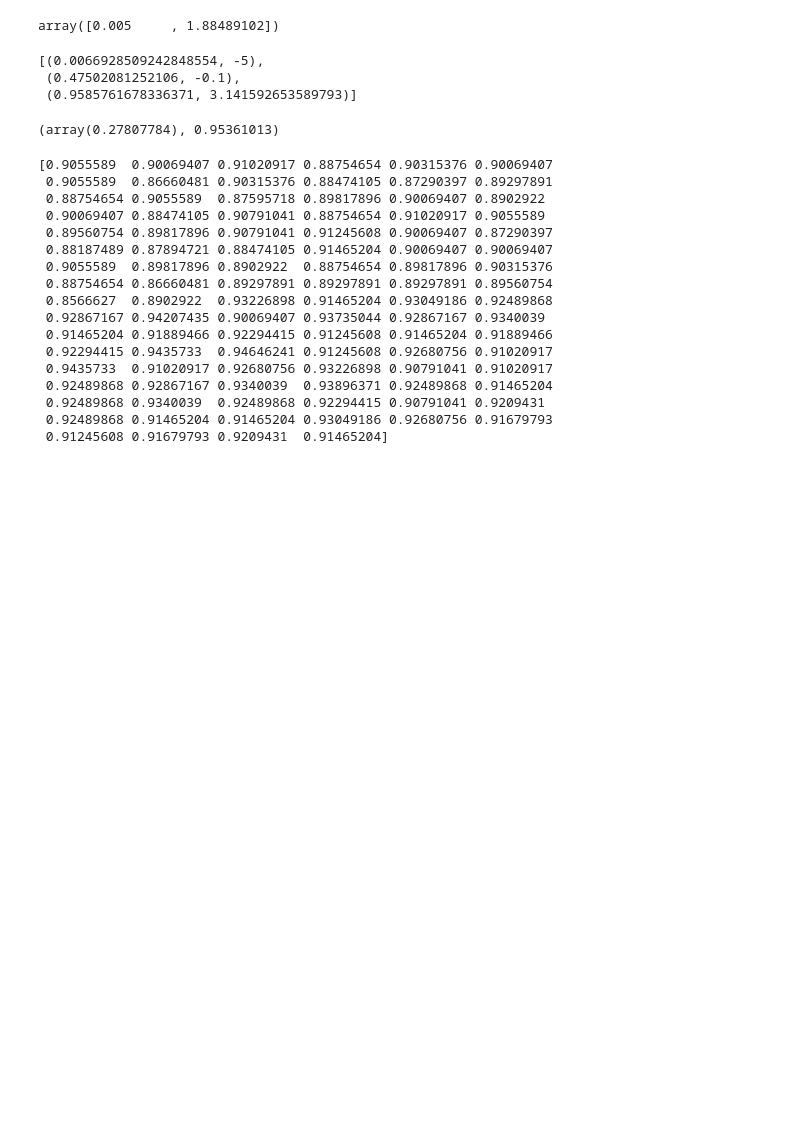
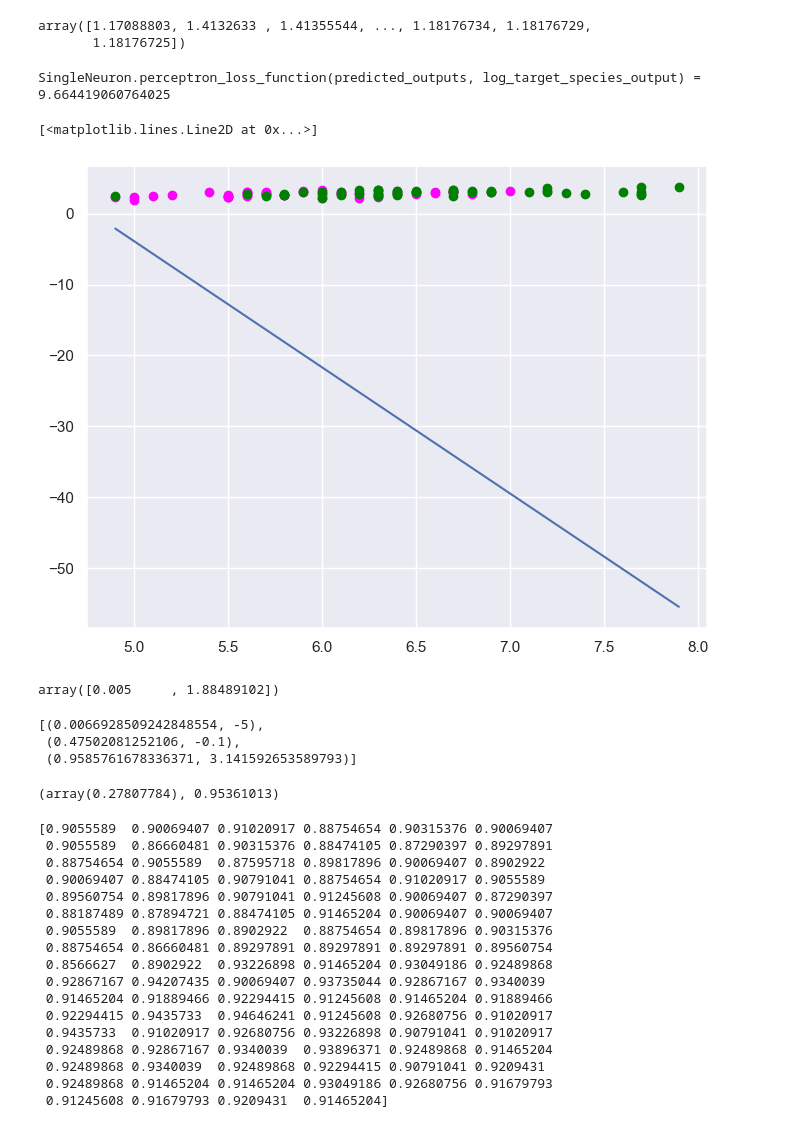
Before and after one commit to gml7/Lundquist-CMOR438-Spring2025, a Jupyter notebook: Single Neuron (draft)/SingleNeuronClassTesting.ipynb, the cells around one changed output. Drawn from its saved outputs; the diff is of its cells as text; code cells hidden in the pictures; blank space fills up the shorter version.

```diff
--- a/Single Neuron (draft)/SingleNeuronClassTesting.ipynb
+++ b/Single Neuron (draft)/SingleNeuronClassTesting.ipynb
@@ -36,6 +36,29 @@ from SingleNeuronClass import SingleNeuron
 X_two = iris.iloc[50:][["petal_length", "sepal_length"]].values
 # %%
 log_reg_2d = SingleNeuron(2, model_type=SingleNeuron.type_logistic_regression)
+# %%
+log_reg_2d.train(log_sepal_size_inputs, log_target_species_output,
+                     learning_rate=0.01, num_epochs=10_000)
+# %% [output]
+array([1.17088803, 1.4132633 , 1.41355544, ..., 1.18176734, 1.18176729,
+       1.18176725])
+# %%
+predicted_outputs = log_reg_2d.predict(log_sepal_size_inputs)
+print(f"{SingleNeuron.perceptron_loss_function(predicted_outputs, log_target_species_output) = }")
+#hmm... why is this consistently outputting 50...
+plt.figure(figsize=(8,6))
+plt.scatter(log_sepal_size_inputs[log_target_species_output == 1, 0],
+            log_sepal_size_inputs[log_target_species_output == 1, 1],
+            color="magenta", label="Setosa (1)")
+plt.scatter(log_sepal_size_inputs[log_target_species_output == 0, 0],
+            log_sepal_size_inputs[log_target_species_output == 0, 1],
+            color="green", label="Versicolor (-1)")
+x = np.linspace(log_sepal_size_inputs[:,0].min(), log_sepal_size_inputs[:,0].max())
+plt.plot(x, (-log_reg_2d.weights[0]*x - log_reg_2d.bias) / log_reg_2d.weights[1])
+# %% [output]
+SingleNeuron.perceptron_loss_function(predicted_outputs, log_target_species_output) = 9.664419060764025
+[<matplotlib.lines.Line2D at 0x...>]
+[figure, added]
 # %%
 vals = ((-5, -4.9), (1.2, np.pi))
 func = SingleNeuron.mean_squared_error
```
Also changed, not shown: 6 other files.
